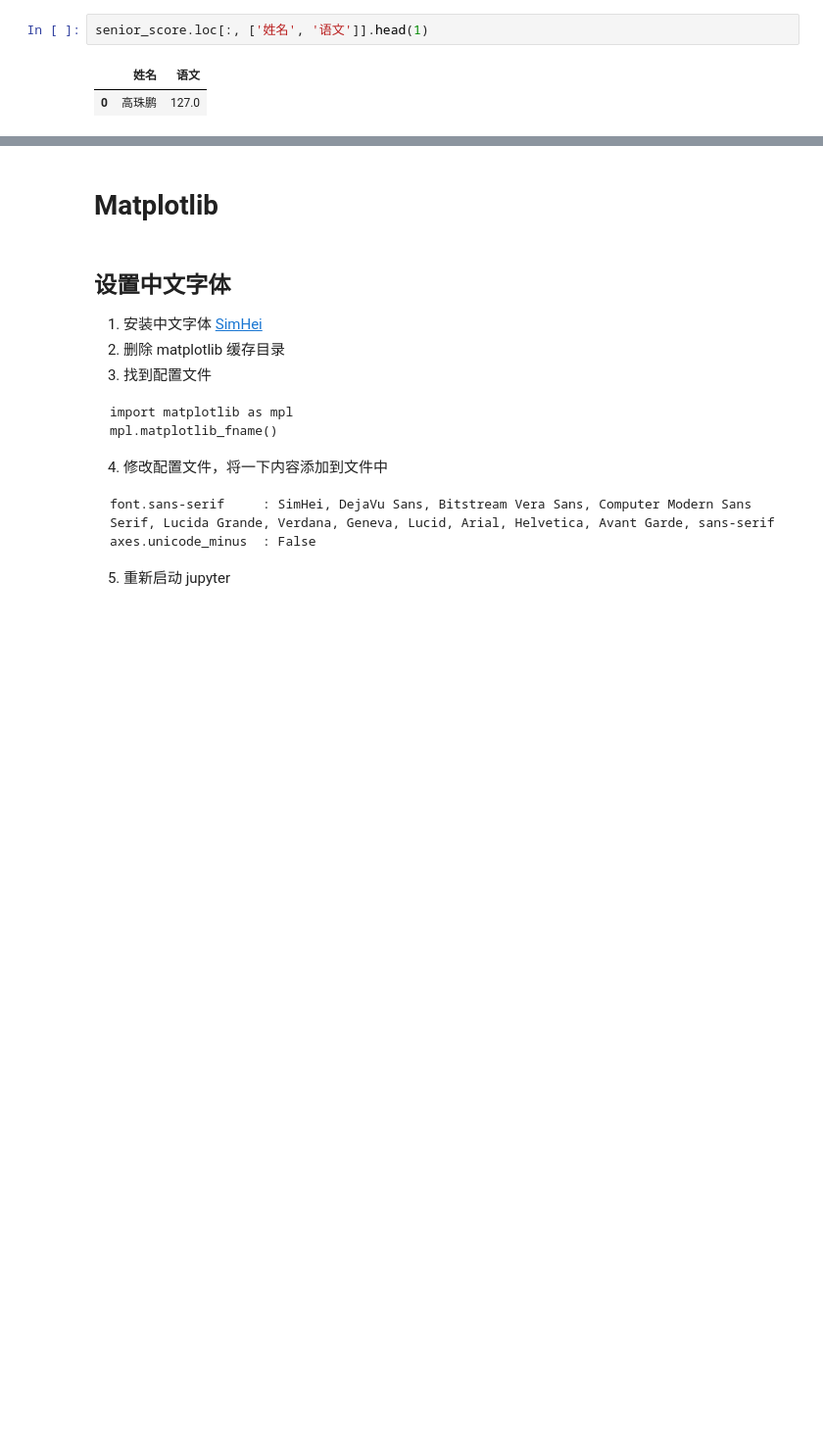
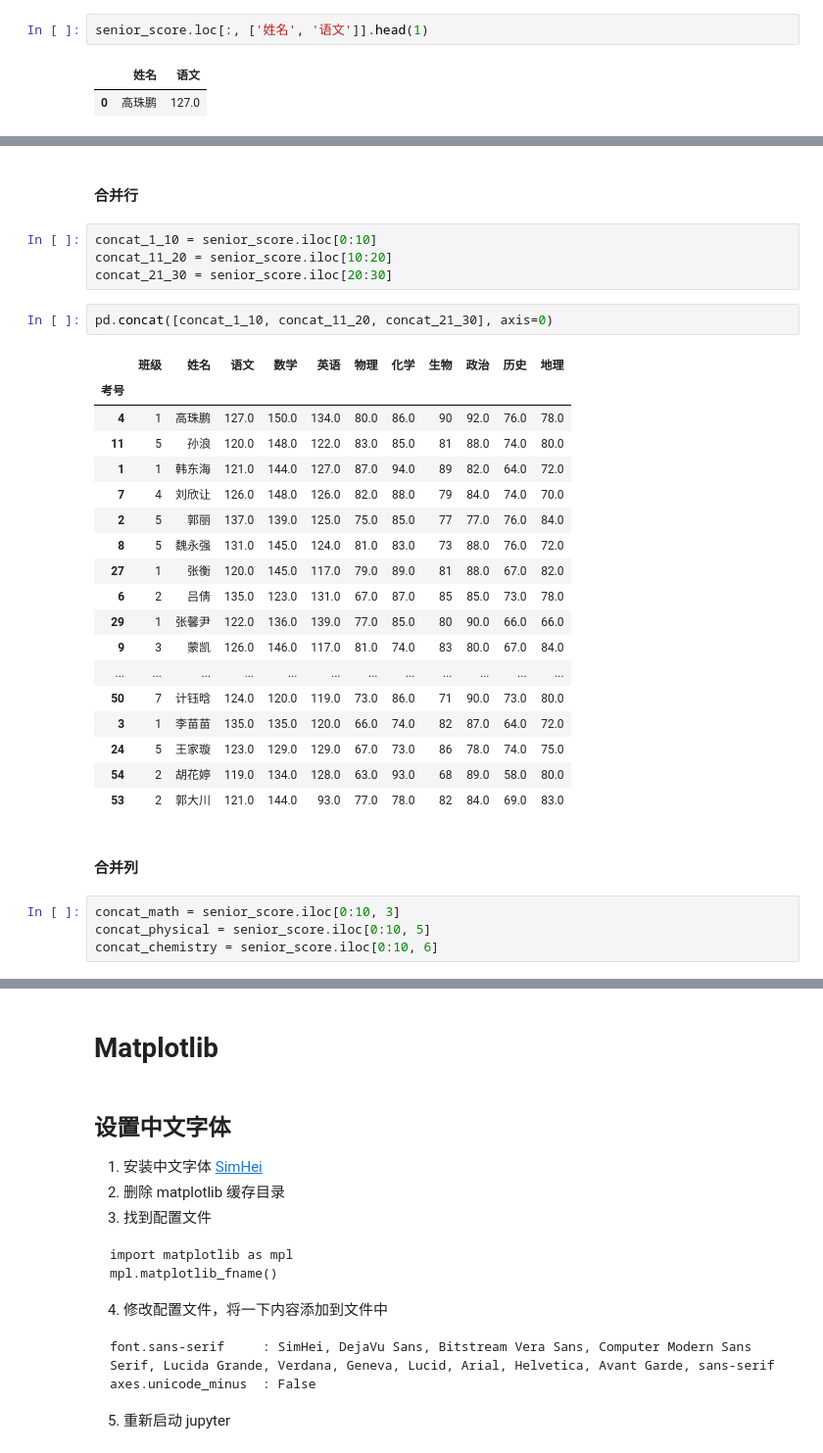
Before and after one commit to itangqian/itangqian.github.io, a Jupyter notebook: ipy/Python数据分析.ipynb, the cells around one changed output, grey strips where cells are left out. Shown at 98% size. Cells and saved outputs as stored; diff of their text form; blank space fills up the shorter version.

```diff
--- a/ipy/Python数据分析.ipynb
+++ b/ipy/Python数据分析.ipynb
@@ -266,0 +462,33 @@ senior_score.iloc[0:2, 2:].head(1)
+# %% [markdown]
+#### 合并行
+# %%
+concat_1_10 = senior_score.iloc[0:10]
+concat_11_20 = senior_score.iloc[10:20]
+concat_21_30 = senior_score.iloc[20:30]
+# %%
+pd.concat([concat_1_10, concat_11_20, concat_21_30], axis=0)
+# %% [output]
+|  | 班级 | 姓名 | 语文 | 数学 | 英语 | 物理 | 化学 | 生物 | 政治 | 历史 | 地理 |
+| 考号 |  |  |  |  |  |  |  |  |  |  |  |
+| 4 | 1 | 高珠鹏 | 127.0 | 150.0 | 134.0 | 80.0 | 86.0 | 90 | 92.0 | 76.0 | 78.0 |
+| 11 | 5 | 孙浪 | 120.0 | 148.0 | 122.0 | 83.0 | 85.0 | 81 | 88.0 | 74.0 | 80.0 |
+| 1 | 1 | 韩东海 | 121.0 | 144.0 | 127.0 | 87.0 | 94.0 | 89 | 82.0 | 64.0 | 72.0 |
+| 7 | 4 | 刘欣让 | 126.0 | 148.0 | 126.0 | 82.0 | 88.0 | 79 | 84.0 | 74.0 | 70.0 |
+| 2 | 5 | 郭丽 | 137.0 | 139.0 | 125.0 | 75.0 | 85.0 | 77 | 77.0 | 76.0 | 84.0 |
+| 8 | 5 | 魏永强 | 131.0 | 145.0 | 124.0 | 81.0 | 83.0 | 73 | 88.0 | 76.0 | 72.0 |
+| 27 | 1 | 张衡 | 120.0 | 145.0 | 117.0 | 79.0 | 89.0 | 81 | 88.0 | 67.0 | 82.0 |
+| 6 | 2 | 吕倩 | 135.0 | 123.0 | 131.0 | 67.0 | 87.0 | 85 | 85.0 | 73.0 | 78.0 |
+| 29 | 1 | 张馨尹 | 122.0 | 136.0 | 139.0 | 77.0 | 85.0 | 80 | 90.0 | 66.0 | 66.0 |
+| 9 | 3 | 蒙凯 | 126.0 | 146.0 | 117.0 | 81.0 | 74.0 | 83 | 80.0 | 67.0 | 84.0 |
+| ... | ... | ... | ... | ... | ... | ... | ... | ... | ... | ... | ... |
+| 50 | 7 | 计钰晗 | 124.0 | 120.0 | 119.0 | 73.0 | 86.0 | 71 | 90.0 | 73.0 | 80.0 |
+| 3 | 1 | 李苗苗 | 135.0 | 135.0 | 120.0 | 66.0 | 74.0 | 82 | 87.0 | 64.0 | 72.0 |
+| 24 | 5 | 王家璇 | 123.0 | 129.0 | 129.0 | 67.0 | 73.0 | 86 | 78.0 | 74.0 | 75.0 |
+| 54 | 2 | 胡花婷 | 119.0 | 134.0 | 128.0 | 63.0 | 93.0 | 68 | 89.0 | 58.0 | 80.0 |
+| 53 | 2 | 郭大川 | 121.0 | 144.0 | 93.0 | 77.0 | 78.0 | 82 | 84.0 | 69.0 | 83.0 |
+# %% [markdown]
+#### 合并列
+# %%
+concat_math = senior_score.iloc[0:10, 3]
+concat_physical = senior_score.iloc[0:10, 5]
+concat_chemistry = senior_score.iloc[0:10, 6]
```
Also changed, not shown: parts of 44 cells of this notebook.
